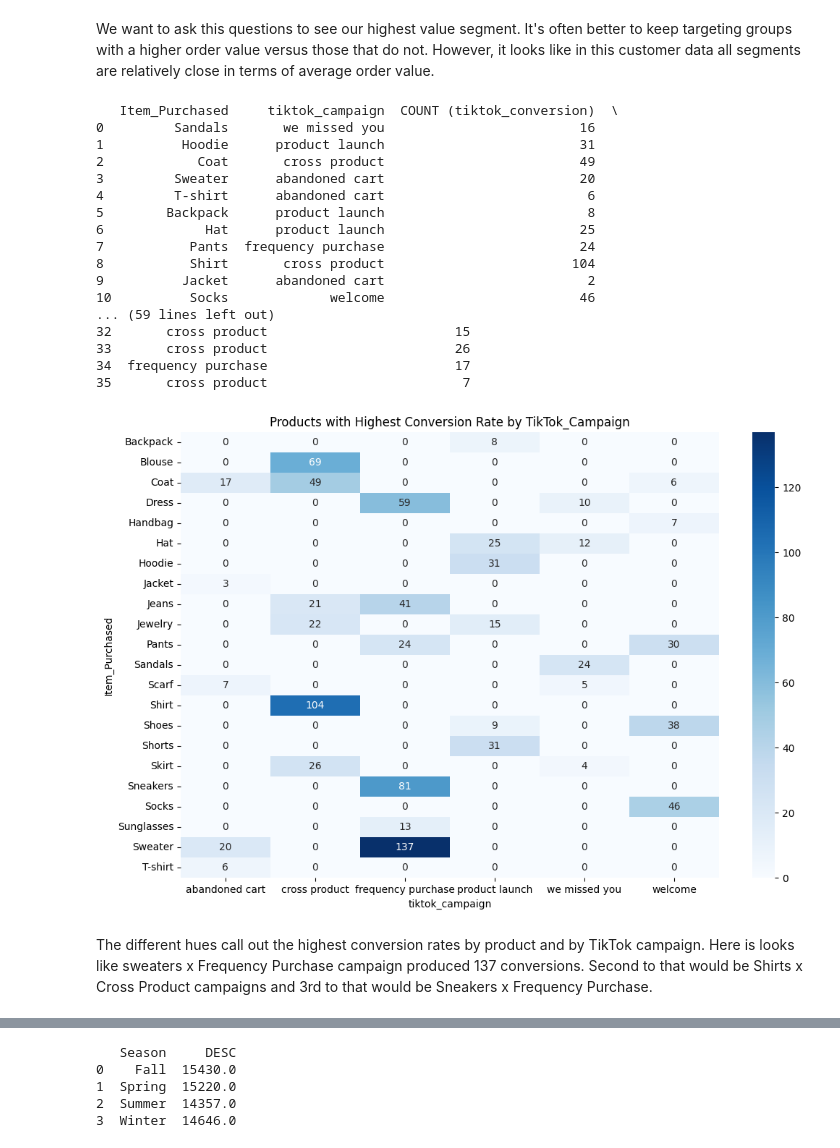
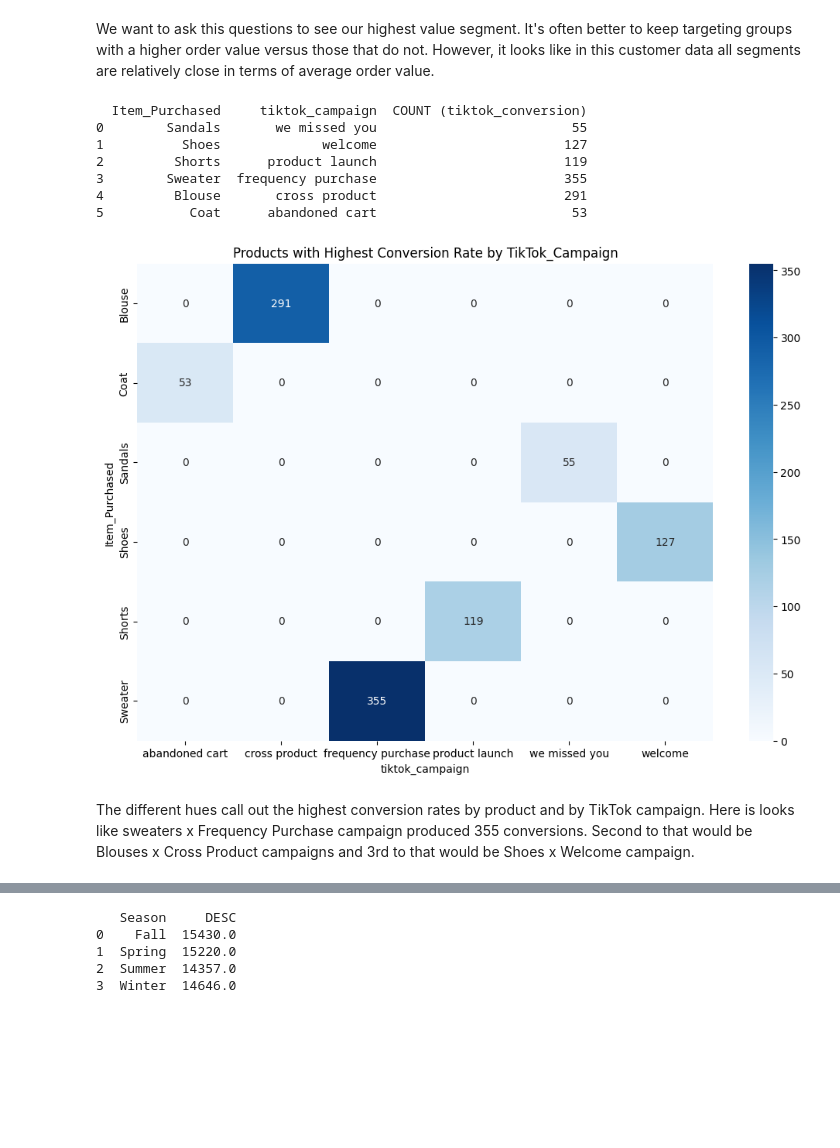
Before and after one commit to maggielittle95/shopper_trends, a Jupyter notebook: marketing_analysis.ipynb, the cells around one changed output, grey strips where cells are left out. Drawn from its saved outputs; the diff is of its cells as text; code cells hidden in the pictures; blank space fills up the shorter version.

```diff
--- a/marketing_analysis.ipynb
+++ b/marketing_analysis.ipynb
@@ -224,48 +255,40 @@ conn.close()
 # %% [markdown]
 We want to ask this questions to see our highest value segment. It's often better to keep targeting groups with a higher order value versus those that do not. However, it looks like in this customer data all segments are relatively close in terms of average order value.
 # %%
-#Product Information #1:  Which products had the highest conversion rate?
+#Product Information #1:  Which products had the highest conversion rate by marketing campaign?
 
+#Connect to database
 conn = sqlite3.connect('cl_shopper_trends.db')
 cursor = conn.cursor()
 
+#Lets set product information as a sub-variable of this section: 'product_information_1a' this will represent conversion rates for tiktok campaigns.
 product_information_1a = '''
-SELECT Item_Purchased, tiktok_campaign, COUNT (tiktok_conversion), email_campaign, COUNT (email_conversion)
+SELECT Item_Purchased, tiktok_campaign, COUNT (tiktok_conversion)
 FROM merged_data
-GROUP BY tiktok_campaign, email_campaign
-ORDER BY tiktok_conversion DESC, email_conversion DESC;
+GROUP BY tiktok_campaign
+ORDER BY tiktok_conversion DESC;
 '''
 
 product_information_1a = pd.read_sql(product_information_1a, conn)
 print(product_information_1a)
 
 #Set a pivot table variable where the Index is the Item_Purchased column, and our columns:values are the Tiktok_Campaigns and their count of Conversions.
 pivot_table = product_information_1a.pivot_table(index='Item_Purchased', columns='tiktok_campaign', values='COUNT (tiktok_conversion)', aggfunc='sum', fill_value=0)
 
-# Plotting the heatmap with blues and greens colormap, using the pivot table variable as the dataset
+# Plotting the heatmap with blues and greens colormap, using the pivot table variable as the dataset for the heatmap.
 plt.figure(figsize=(12, 8))
 sns.heatmap(pivot_table, annot=True, cmap='Blues', fmt='g')
 plt.title('Products with Highest Conversion Rate by TikTok_Campaign')
 plt.show()
 # %% [output]
-   Item_Purchased     tiktok_campaign  COUNT (tiktok_conversion)  \
-0         Sandals       we missed you                         16
-1          Hoodie      product launch                         31
-2            Coat       cross product                         49
-3         Sweater      abandoned cart                         20
-4         T-shirt      abandoned cart                          6
-5        Backpack      product launch                          8
-6             Hat      product launch                         25
-7           Pants  frequency purchase                         24
-8           Shirt       cross product                        104
-9          Jacket      abandoned cart                          2
-10          Socks             welcome                         46
-... (59 lines left out)
-32       cross product                        15
-33       cross product                        26
-34  frequency purchase                        17
-35       cross product                         7
+  Item_Purchased     tiktok_campaign  COUNT (tiktok_conversion)
+0        Sandals       we missed you                         55
+1          Shoes             welcome                        127
+2         Shorts      product launch                        119
+3        Sweater  frequency purchase                        355
+4         Blouse       cross product                        291
+5           Coat      abandoned cart                         53
-[figure, old version]
+[figure, new version]
 # %% [markdown]
-The different hues call out the highest conversion rates by product and by TikTok campaign. Here is looks like sweaters x Frequency Purchase campaign produced 137 conversions. Second to that would be Shirts x Cross Product campaigns and 3rd to that would be Sneakers x Frequency Purchase.
+The different hues call out the highest conversion rates by product and by TikTok campaign. Here is looks like sweaters x Frequency Purchase campaign produced 355 conversions. Second to that would be Blouses x Cross Product campaigns and 3rd to that would be Shoes x Welcome campaign.
 # %%
```
Also changed, not shown: parts of 26 cells of this notebook.
